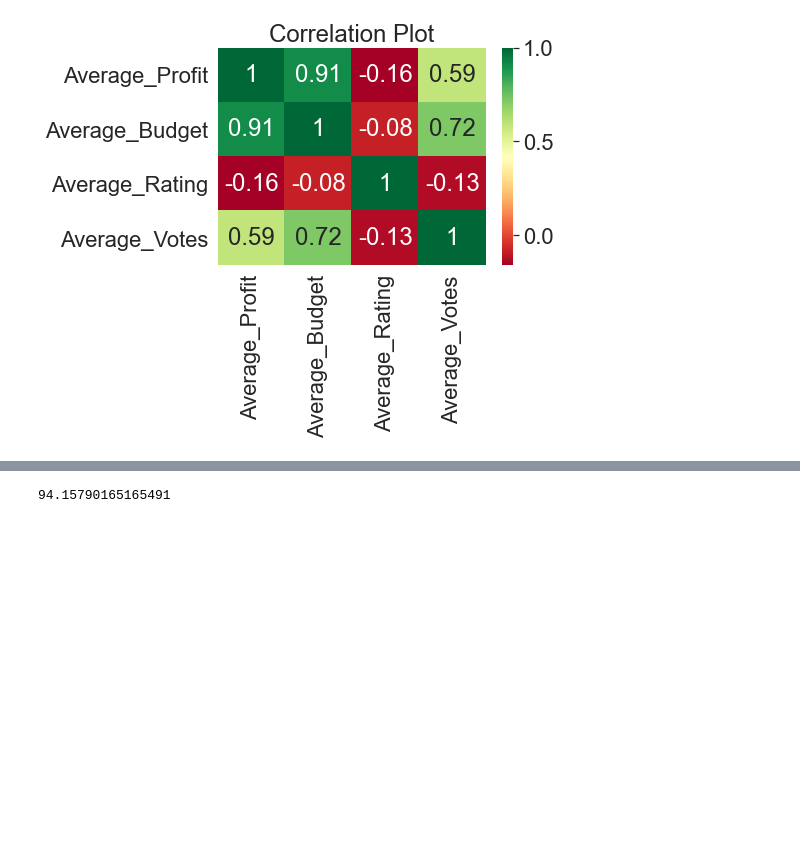
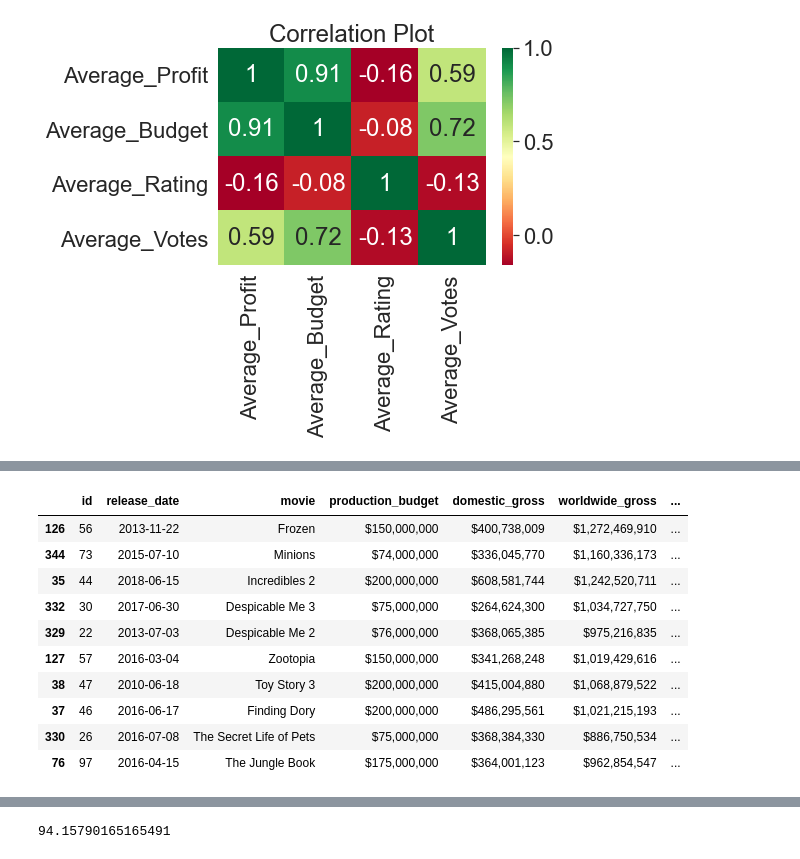
Before and after one commit to mrodberg/Pod1Capstone, a Jupyter notebook: Primary Notebook.ipynb, the cells around one changed output, grey strips where cells are left out. Saved outputs shown, nothing was run; the diff lists cells and outputs as text; code cells hidden in the pictures; blank space fills up the shorter version.

```diff
--- a/Primary Notebook.ipynb
+++ b/Primary Notebook.ipynb
@@ -210,0 +219,15 @@ plt.title("Average Budget vs Profit per Genre of Movies");
+# %%
+# top ten most profitable
+animation.sort_values('profit_in_millions', ascending=False).head(10)
+# %% [output]
+|  | id | release_date | movie | production_budget | domestic_gross | worldwide_gross | ... |
+| 126 | 56 | 2013-11-22 | Frozen | $150,000,000 | $400,738,009 | $1,272,469,910 | ... |
+| 344 | 73 | 2015-07-10 | Minions | $74,000,000 | $336,045,770 | $1,160,336,173 | ... |
+| 35 | 44 | 2018-06-15 | Incredibles 2 | $200,000,000 | $608,581,744 | $1,242,520,711 | ... |
+| 332 | 30 | 2017-06-30 | Despicable Me 3 | $75,000,000 | $264,624,300 | $1,034,727,750 | ... |
+| 329 | 22 | 2013-07-03 | Despicable Me 2 | $76,000,000 | $368,065,385 | $975,216,835 | ... |
+| 127 | 57 | 2016-03-04 | Zootopia | $150,000,000 | $341,268,248 | $1,019,429,616 | ... |
+| 38 | 47 | 2010-06-18 | Toy Story 3 | $200,000,000 | $415,004,880 | $1,068,879,522 | ... |
+| 37 | 46 | 2016-06-17 | Finding Dory | $200,000,000 | $486,295,561 | $1,021,215,193 | ... |
+| 330 | 26 | 2016-07-08 | The Secret Life of Pets | $75,000,000 | $368,384,330 | $886,750,534 | ... |
+| 76 | 97 | 2016-04-15 | The Jungle Book | $175,000,000 | $364,001,123 | $962,854,547 | ... |
```
Also changed, not shown: parts of 8 cells of this notebook.
